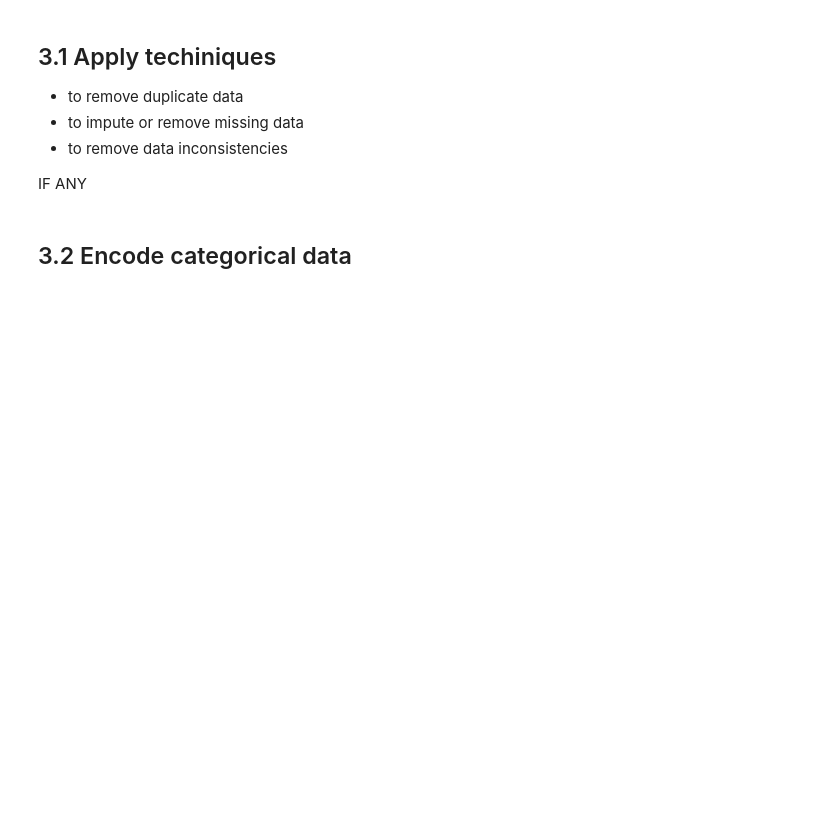
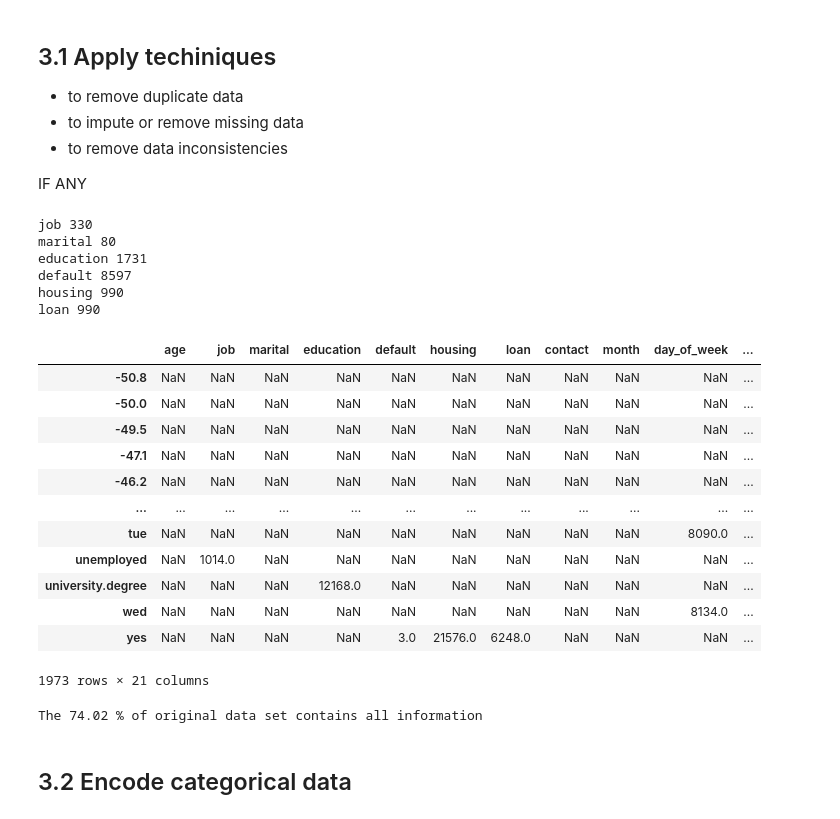
Before and after one commit to chakradharkowsik/DL, a Jupyter notebook: 8 DL_Assignment_Template.ipynb, the cells around one changed output. Saved outputs shown, nothing was run; the diff lists cells and outputs as text; code cells hidden in the pictures; blank space fills up the shorter version.

```diff
--- a/8 DL_Assignment_Template.ipynb
+++ b/8 DL_Assignment_Template.ipynb
@@ -134,6 +136,6 @@ Time taken to download and save is 0:00:00.015493
 # %%
 ##---------Type the code below this line------------------##
 # %%
-df = pd.read_csv(csv_filename,delimiter=";")
+df = pd.read_csv(csv_filename,delimiter=";",index_col=None,na_values=['unknown'])
 df.head()
 # %% [output]
@@ -215,8 +216,46 @@ Perform the data prepracessing that is required for the data that you have downl
 * to remove data inconsistencies
 
 IF ANY
+# %%
+null_cols=[]
+
+for col in df.columns:
+    #print(df[col].unique())
+    null_count = df[col].isna().sum()
+    if null_count>0:
+        print(col, null_count)
+        null_cols.push(col)
+# %% [output]
+job 330
+marital 80
+education 1731
+default 8597
+housing 990
+loan 990
 # %%
 ##---------Type the code below this line------------------##
+# %%
+df.apply(pd.value_counts)
+# %% [output]
+|  | age | job | marital | education | default | housing | loan | contact | month | day_of_week | ... |
+| -50.8 | NaN | NaN | NaN | NaN | NaN | NaN | NaN | NaN | NaN | NaN | ... |
+| -50.0 | NaN | NaN | NaN | NaN | NaN | NaN | NaN | NaN | NaN | NaN | ... |
+| -49.5 | NaN | NaN | NaN | NaN | NaN | NaN | NaN | NaN | NaN | NaN | ... |
+| -47.1 | NaN | NaN | NaN | NaN | NaN | NaN | NaN | NaN | NaN | NaN | ... |
+| -46.2 | NaN | NaN | NaN | NaN | NaN | NaN | NaN | NaN | NaN | NaN | ... |
+| ... | ... | ... | ... | ... | ... | ... | ... | ... | ... | ... | ... |
+| tue | NaN | NaN | NaN | NaN | NaN | NaN | NaN | NaN | NaN | 8090.0 | ... |
+| unemployed | NaN | 1014.0 | NaN | NaN | NaN | NaN | NaN | NaN | NaN | NaN | ... |
+| university.degree | NaN | NaN | NaN | 12168.0 | NaN | NaN | NaN | NaN | NaN | NaN | ... |
+| wed | NaN | NaN | NaN | NaN | NaN | NaN | NaN | NaN | NaN | 8134.0 | ... |
+| yes | NaN | NaN | NaN | NaN | 3.0 | 21576.0 | 6248.0 | NaN | NaN | NaN | ... |
+1973 rows × 21 columns
+# %%
+mdf= df.copy()
+mdf = df.dropna()
+print('The {} % of original data set contains all information'.format(round(mdf.shape[0]/df.shape[0],4)*100))
+# %% [output]
+The 74.02 % of original data set contains all information
 # %%
 ##---------Type the code below this line------------------##
 # %% [markdown]
```
Also changed, not shown: parts of 5 cells of this notebook.
